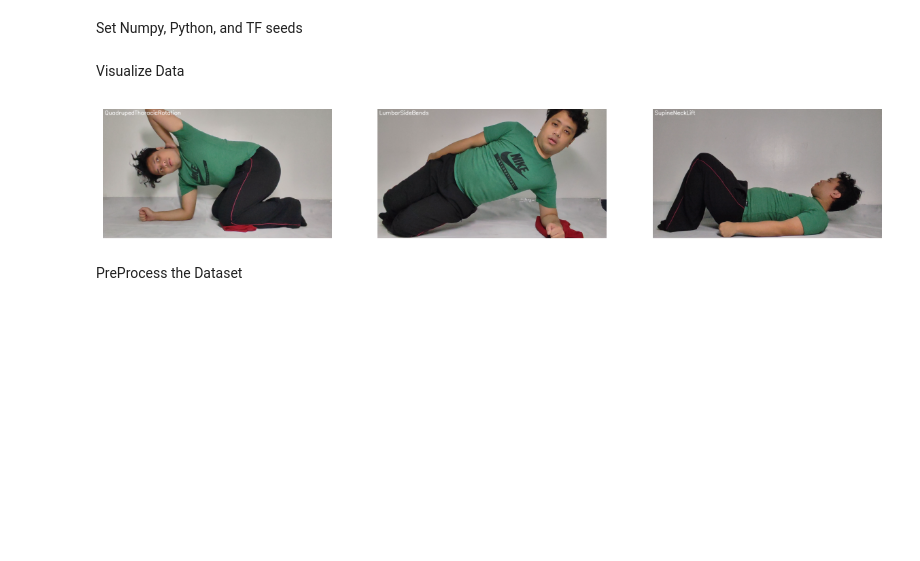
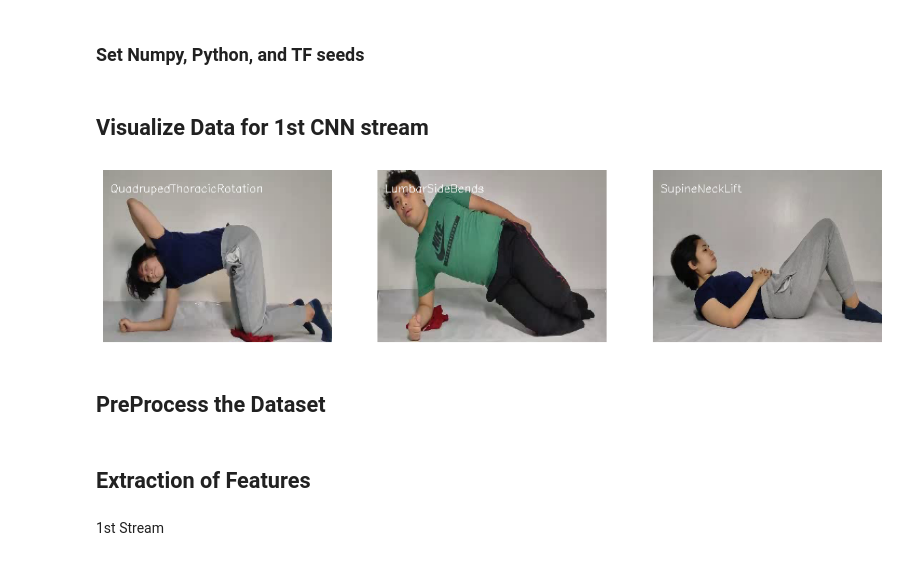
Before and after one commit to AngieS-git/CNN_GRU_usingRGBOF, a Jupyter notebook: main.ipynb, the cells around one changed output. Drawn from its saved outputs; the diff is of its cells as text; code cells hidden in the pictures; blank space fills up the shorter version.

```diff
--- a/main.ipynb
+++ b/main.ipynb
@@ -26,5 +104,5 @@ from tensorflow.keras.optimizers import Adam
 # %% [markdown]
-Set Numpy, Python, and TF seeds
+### Set Numpy, Python, and TF seeds
 # %%
 model_input_size = (224,224,3)
 seed_constant = 7
@@ -33,35 +111,35 @@ random.seed(seed_constant)
 tf.random.set_seed(seed_constant)
 
 batch_size = 8 # Change this shit pag sasabog na yung GPU
-# %% [markdown]
-Visualize Data
+# %% [markdown]
+## Visualize Data for 1st CNN stream
 # %%
 plt.figure(figsize = (20,20))
 
-all_class_names = os.listdir('raw')
+all_class_names = os.listdir('downgraded_raw')
 
 random_range = random.sample(range(len(all_class_names)), 3)
 
 for counter, random_index in enumerate(random_range, 1):
     selected_class_name = all_class_names[random_index]
 
-    video_files_names_list = os.listdir(f'raw/{selected_class_name}')
+    video_files_names_list = os.listdir(f'downgraded_raw/{selected_class_name}')
     selected_video_file_name =  random.choice(video_files_names_list)
 
-    video_reader = cv2.VideoCapture(f'raw/{selected_class_name}/{selected_video_file_name}')
+    video_reader = cv2.VideoCapture(f'downgraded_raw/{selected_class_name}/{selected_video_file_name}')
 
     _, bgr_frame = video_reader.read()
     video_reader.release()
 
     rgb_frame = cv2.cvtColor(bgr_frame, cv2.COLOR_BGR2RGB)
 
-    cv2.putText(rgb_frame, selected_class_name, (10, 30), cv2.FONT_HERSHEY_SIMPLEX, 1, (255,255,255),2)
+    cv2.putText(rgb_frame, selected_class_name, (10, 30), cv2.FONT_HERSHEY_SIMPLEX, 0.5, (255,255,255),1)
 
     plt.subplot(5,4, counter);plt.imshow(rgb_frame);plt.axis('off')
 # %% [output]
-[figure, old version]
+[figure, new version]
 # %% [markdown]
-PreProcess the Dataset
+## PreProcess the Dataset
 # %%
 IMAGE_HEIGHT, IMAGE_WIDTH =  64, 64
 
@@ -72,0 +151,4 @@ CLASSES_LIST = ["BenchPress", "CleanAndJerk", "JumpingJack", "Lunges", "PushUps"
+# %% [markdown]
+## Extraction of Features
+# %% [markdown]
+1st Stream
```
Also changed, not shown: parts of 22 cells of this notebook, 1 other file.
